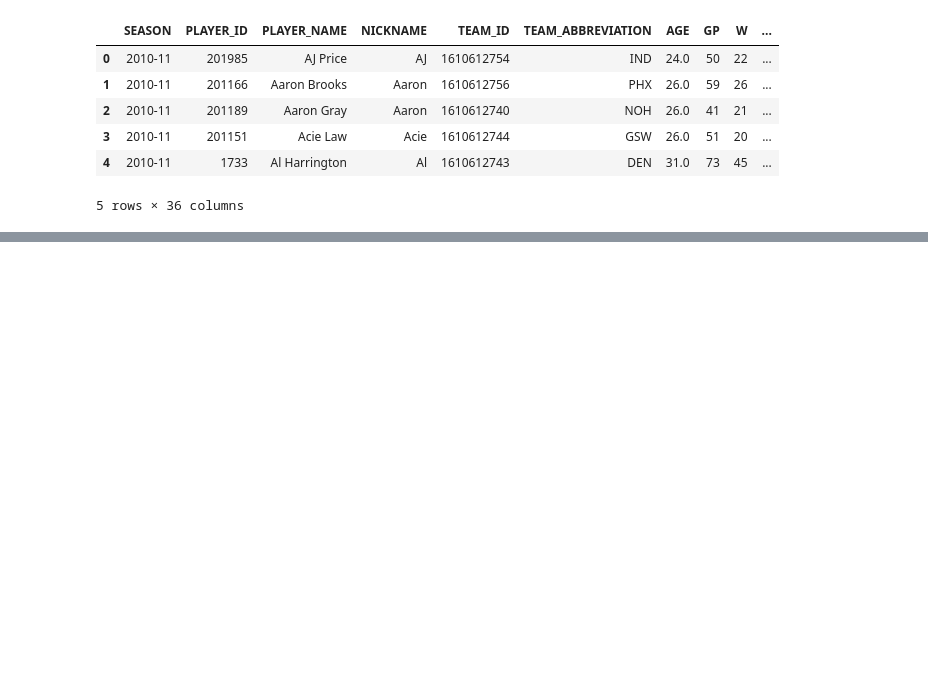
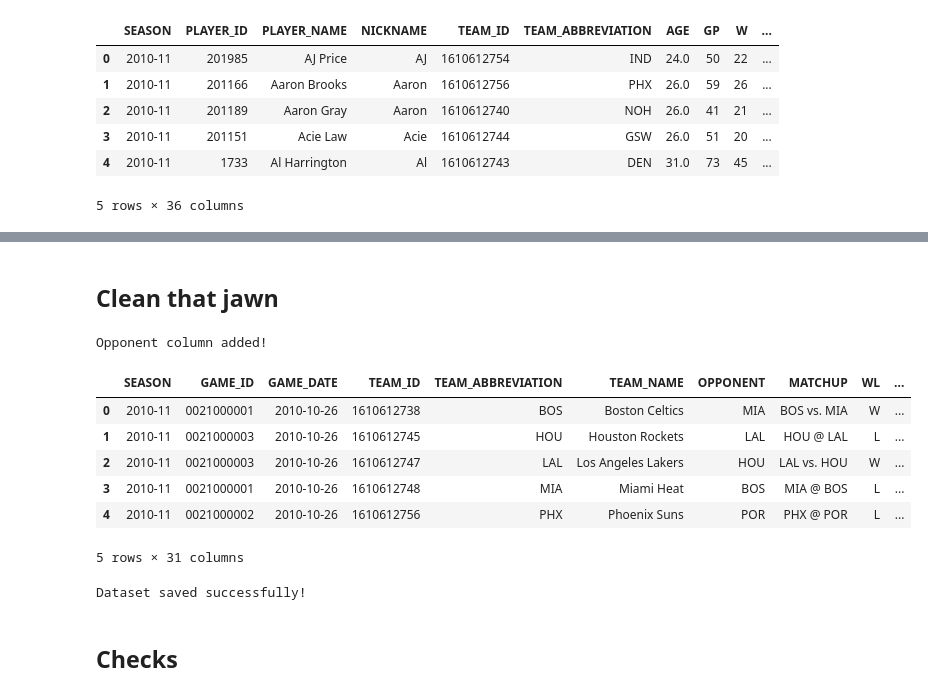
Before and after one commit to dsarria123/NBA-Project-DSAN5000, a Jupyter notebook: data_creation.ipynb, the cells around one changed output, grey strips where cells are left out. Saved outputs shown, nothing was run; the diff lists cells and outputs as text; code cells hidden in the pictures; blank space fills up the shorter version.

Commit message:
regular season games added

```diff
--- a/data_creation.ipynb
+++ b/data_creation.ipynb
@@ -633,0 +703,56 @@ Sample rows:
+# %% [markdown]
+## Clean that jawn
+# %%
+#Extract opponent abbreviation from MATCHUP
+#Examples:
+#"LAL @ DEN" -> DEN
+#"DEN vs. LAL" -> LAL
+
+nba_team_game_stats["OPPONENT"] = (
+    nba_team_game_stats["MATCHUP"].str.split().str[-1]
+)
+
+#Put important identification columns first
+first_columns = [
+    "SEASON",
+    "GAME_ID",
+    "GAME_DATE",
+    "TEAM_ID",
+    "TEAM_ABBREVIATION",
+    "TEAM_NAME",
+    "OPPONENT",
+    "MATCHUP",
+    "WL"
+]
+
+remaining_columns = [
+    col for col in nba_team_game_stats.columns
+    if col not in first_columns
+]
+
+nba_team_game_stats = nba_team_game_stats[
+    first_columns + remaining_columns
+]
+
+print("Opponent column added!")
+display(nba_team_game_stats.head())
+
+
+nba_team_game_stats.to_csv(
+    "data/nba_team_regular_season_game_stats.csv",
+    index=False
+)
+
+print("Dataset saved successfully!")
+# %% [output]
+Opponent column added!
+|  | SEASON | GAME_ID | GAME_DATE | TEAM_ID | TEAM_ABBREVIATION | TEAM_NAME | OPPONENT | MATCHUP | WL | ... |
+| 0 | 2010-11 | 0021000001 | 2010-10-26 | 1610612738 | BOS | Boston Celtics | MIA | BOS vs. MIA | W | ... |
+| 1 | 2010-11 | 0021000003 | 2010-10-26 | 1610612745 | HOU | Houston Rockets | LAL | HOU @ LAL | L | ... |
+| 2 | 2010-11 | 0021000003 | 2010-10-26 | 1610612747 | LAL | Los Angeles Lakers | HOU | LAL vs. HOU | W | ... |
+| 3 | 2010-11 | 0021000001 | 2010-10-26 | 1610612748 | MIA | Miami Heat | BOS | MIA @ BOS | L | ... |
+| 4 | 2010-11 | 0021000002 | 2010-10-26 | 1610612756 | PHX | Phoenix Suns | POR | PHX @ POR | L | ... |
+5 rows × 31 columns
+Dataset saved successfully!
+# %% [markdown]
+## Checks
```
Also changed, not shown: parts of 4 cells of this notebook, 2 other files.
